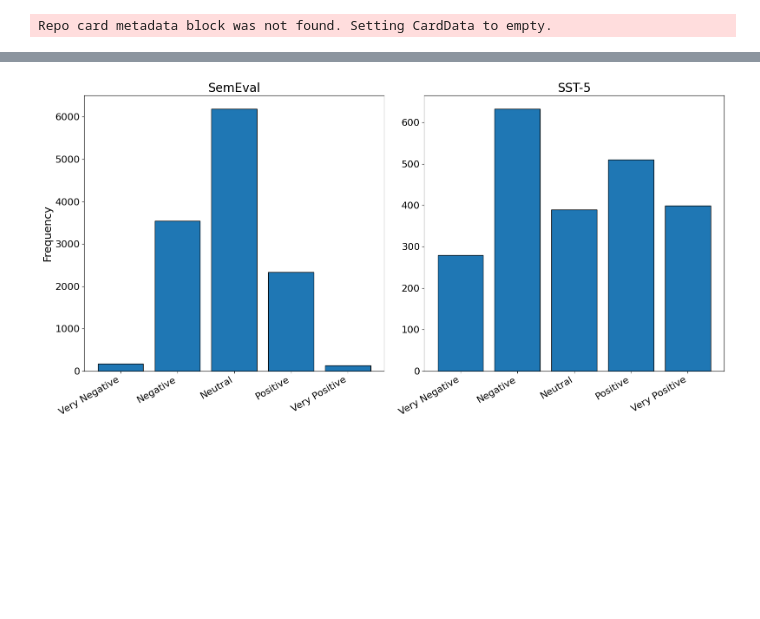
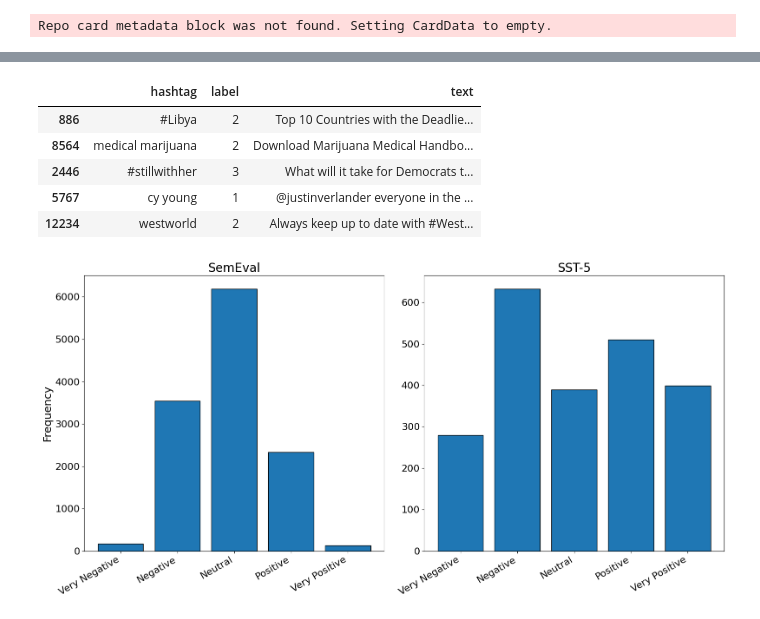
Before and after one commit to gsscala/llm-comparison, a Jupyter notebook: compare.ipynb, the cells around one changed output, grey strips where cells are left out. Drawn from its saved outputs; the diff is of its cells as text; code cells hidden in the pictures; blank space fills up the shorter version.

```diff
--- a/compare.ipynb
+++ b/compare.ipynb
@@ -23,3 +32,12 @@ sst = sst.drop(columns=['label_text'])
+# %%
+semeval.sample(5)
+# %% [output]
+|  | hashtag | label | text |
+| 886 | #Libya | 2 | Top 10 Countries with the Deadlie... |
+| 8564 | medical marijuana | 2 | Download Marijuana Medical Handbo... |
+| 2446 | #stillwithher | 3 | What will it take for Democrats t... |
+| 5767 | cy young | 1 | @justinverlander everyone in the ... |
+| 12234 | westworld | 2 | Always keep up to date with #West... |
 # %%
 import matplotlib.pyplot as plt
 
```
Also changed, not shown: parts of 4 cells of this notebook.
